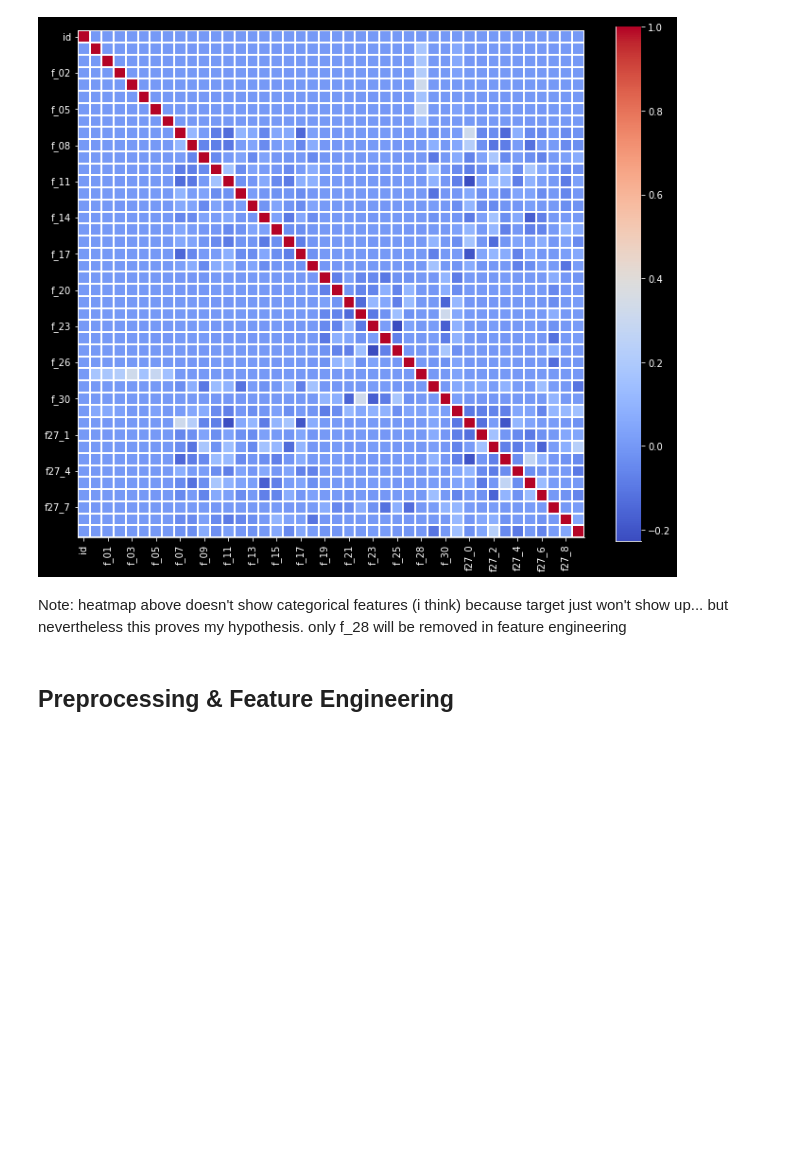
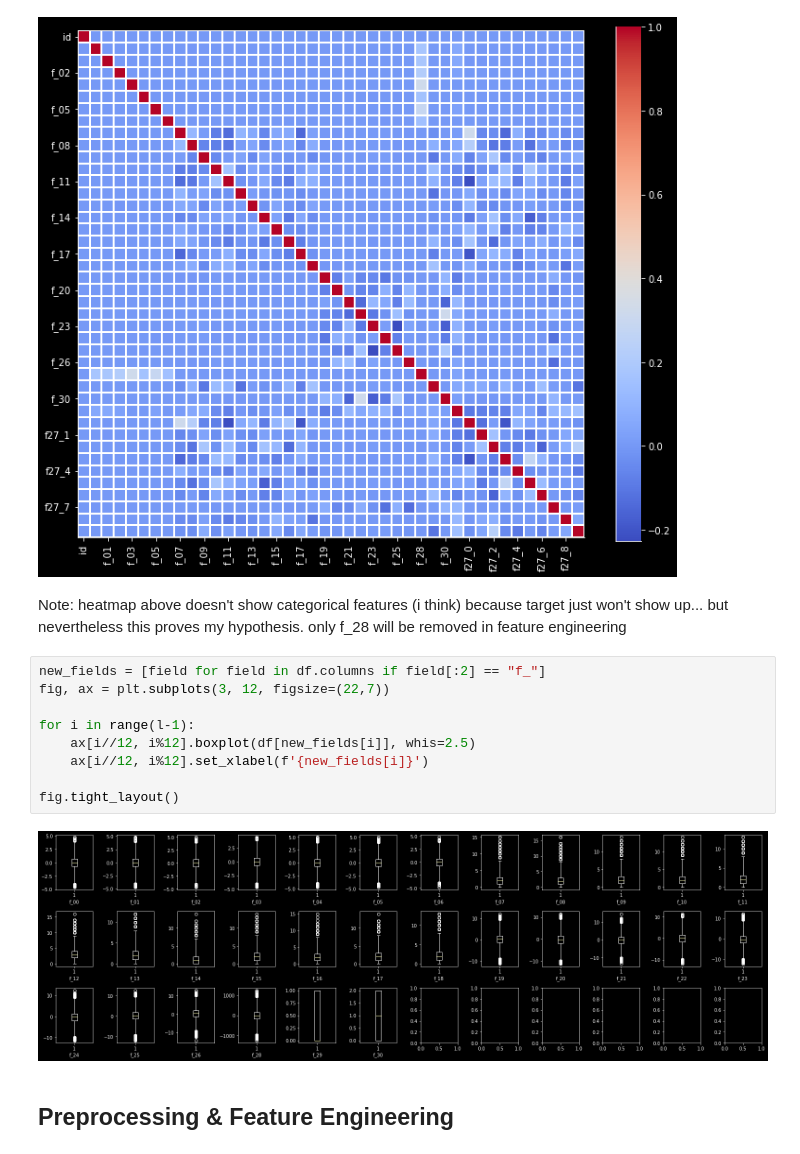
Before and after one commit to Veivel/may-2022-playground, a Jupyter notebook: may-playground.ipynb, the cells around one changed output. Drawn from its saved outputs; the diff is of its cells as text; blank space fills up the shorter version.

```diff
--- a/may-playground.ipynb
+++ b/may-playground.ipynb
@@ -177,6 +175,17 @@ plt.show()
 # %% [markdown]
 Note: heatmap above doesn't show categorical features (i think) because target just won't show up...
 but nevertheless this proves my hypothesis. only f_28 will be removed in feature engineering
+# %%
+new_fields = [field for field in df.columns if field[:2] == "f_"]
+fig, ax = plt.subplots(3, 12, figsize=(22,7))
+
+for i in range(l-1):
+    ax[i//12, i%12].boxplot(df[new_fields[i]], whis=2.5)
+    ax[i//12, i%12].set_xlabel(f'{new_fields[i]}')
+
+fig.tight_layout()
+# %% [output]
+[figure, added]
 # %% [markdown]
 ## Preprocessing & Feature Engineering
 # %% [markdown]
```
Also changed, not shown: parts of 16 cells of this notebook, 2 other files.
